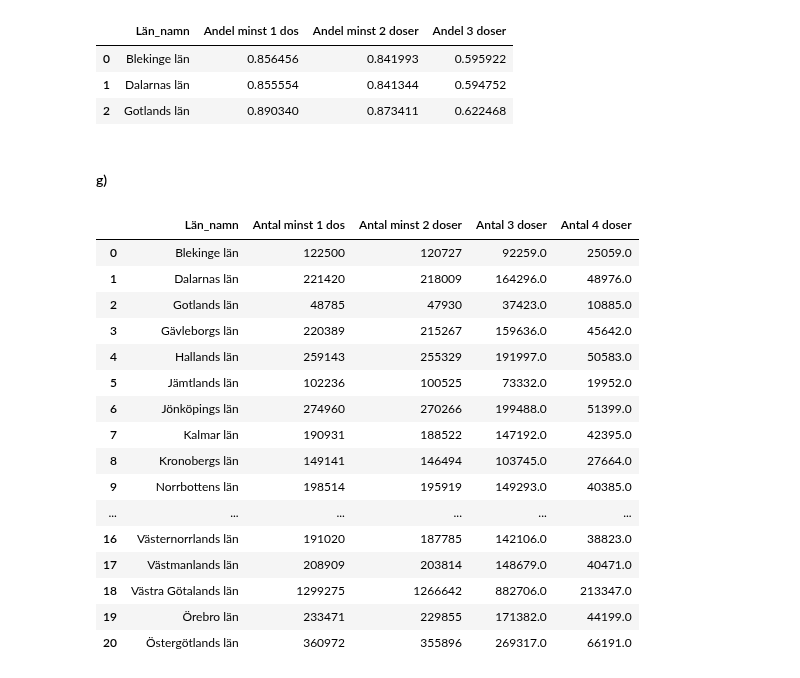
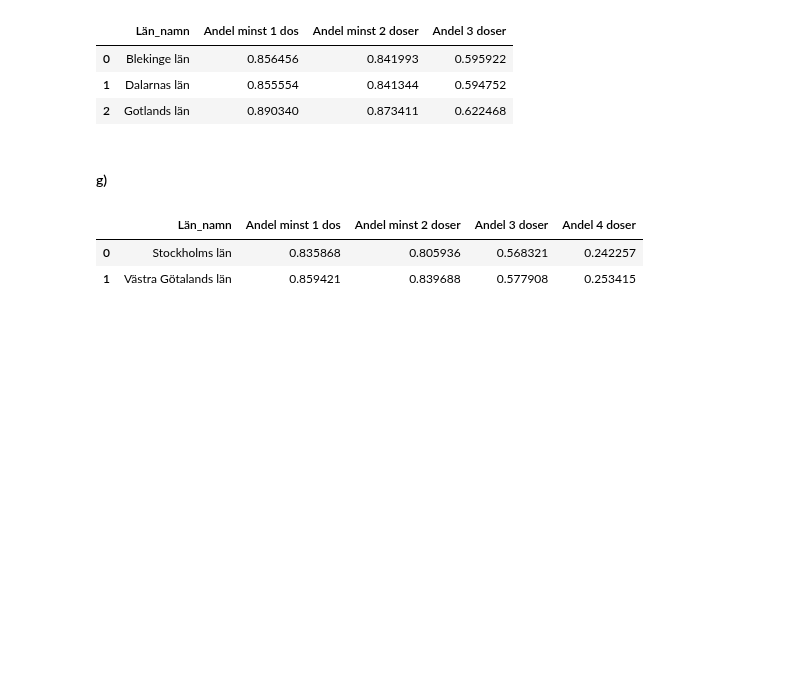
Before and after one commit to DorotaBjoorn/Databehandling-Dorota-Bjoorn, a Jupyter notebook: Lab/Lab_uppg02.ipynb, the cells around one changed output. Saved outputs shown, nothing was run; the diff lists cells and outputs as text; code cells hidden in the pictures; blank space fills up the shorter version.

```diff
--- a/Lab/Lab_uppg02.ipynb
+++ b/Lab/Lab_uppg02.ipynb
@@ -160,22 +160,11 @@ px.bar(
 # %% [markdown]
 #### g)
 # %%
-df_vaccin_kommun_alder.groupby("Län_namn")[["Antal minst 1 dos", "Antal minst 2 doser", "Antal 3 doser", "Antal 4 doser"]].sum().reset_index()
+df_sthm_gbg_1_2_3_4 = df_vaccin_kommun_alder.groupby("Län_namn")[
+    ["Andel minst 1 dos", "Andel minst 2 doser", "Andel 3 doser", "Andel 4 doser"]
+].mean().loc[["Stockholms län", "Västra Götalands län"]].reset_index()
+df_sthm_gbg_1_2_3_4
 # %% [output]
-|  | Län_namn | Antal minst 1 dos | Antal minst 2 doser | Antal 3 doser | Antal 4 doser |
-| 0 | Blekinge län | 122500 | 120727 | 92259.0 | 25059.0 |
-| 1 | Dalarnas län | 221420 | 218009 | 164296.0 | 48976.0 |
-| 2 | Gotlands län | 48785 | 47930 | 37423.0 | 10885.0 |
-| 3 | Gävleborgs län | 220389 | 215267 | 159636.0 | 45642.0 |
-| 4 | Hallands län | 259143 | 255329 | 191997.0 | 50583.0 |
-| 5 | Jämtlands län | 102236 | 100525 | 73332.0 | 19952.0 |
-| 6 | Jönköpings län | 274960 | 270266 | 199488.0 | 51399.0 |
-| 7 | Kalmar län | 190931 | 188522 | 147192.0 | 42395.0 |
-| 8 | Kronobergs län | 149141 | 146494 | 103745.0 | 27664.0 |
-| 9 | Norrbottens län | 198514 | 195919 | 149293.0 | 40385.0 |
-| ... | ... | ... | ... | ... | ... |
-| 16 | Västernorrlands län | 191020 | 187785 | 142106.0 | 38823.0 |
-| 17 | Västmanlands län | 208909 | 203814 | 148679.0 | 40471.0 |
-| 18 | Västra Götalands län | 1299275 | 1266642 | 882706.0 | 213347.0 |
-| 19 | Örebro län | 233471 | 229855 | 171382.0 | 44199.0 |
-| 20 | Östergötlands län | 360972 | 355896 | 269317.0 | 66191.0 |
+|  | Län_namn | Andel minst 1 dos | Andel minst 2 doser | Andel 3 doser | Andel 4 doser |
+| 0 | Stockholms län | 0.835868 | 0.805936 | 0.568321 | 0.242257 |
+| 1 | Västra Götalands län | 0.859421 | 0.839688 | 0.577908 | 0.253415 |
```
Also changed, not shown: parts of 2 cells of this notebook.
